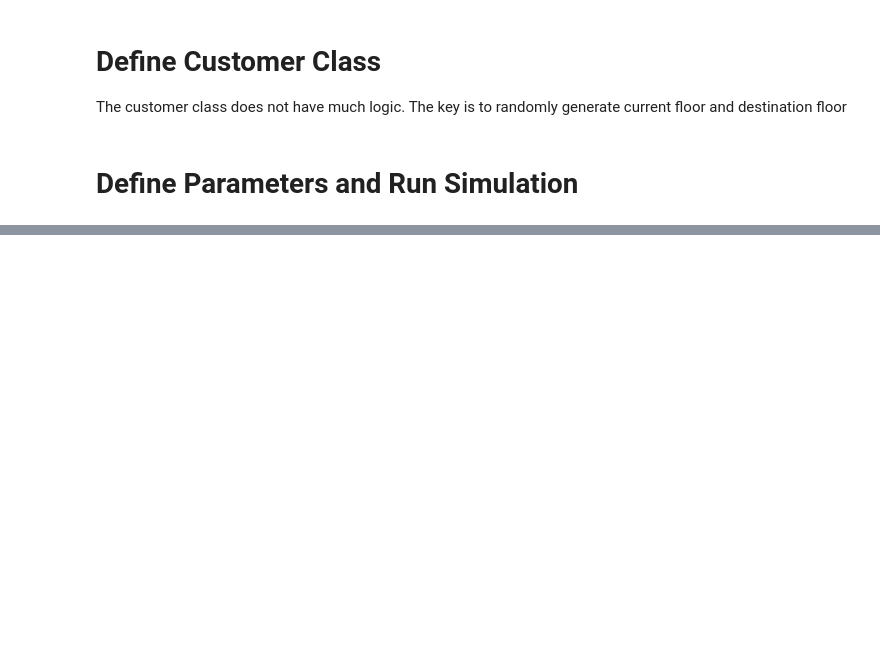
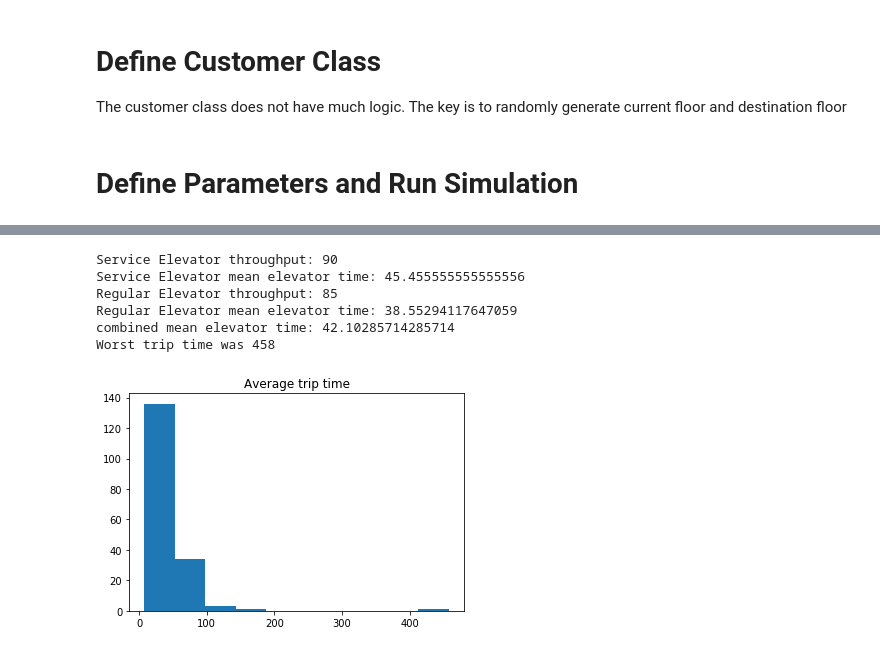
Before and after one commit to jschless/elevatorsim, a Jupyter notebook: ElevatorSim.ipynb, the cells around one changed output, grey strips where cells are left out. Drawn from its saved outputs; the diff is of its cells as text; code cells hidden in the pictures; blank space fills up the shorter version.

```diff
--- a/ElevatorSim.ipynb
+++ b/ElevatorSim.ipynb
@@ -169,17 +152,32 @@ class Elevator(object):
 The customer class does not have much logic. The key is to randomly generate current floor and destination floor
 # %%
 class Customer(object):
-    def __init__(self, start_time, cust_number):
+    def __init__(self, start_time, cust_number, n_floors=23, percent_lobby=.5):
         self.number = cust_number
         rand = np.random.random()
-        randint = np.random.randint(3,23)
+        randint = np.random.randint(3, n_floors+1)
         # half the time, someone gets on at the lobby, other half someone gets on a random floor
-        self.curr, self.dest = (0, np.random.randint(3,23)) if rand <= .5 else (np.random.randint(3,23), 0)
+        self.curr, self.dest = (0, np.random.randint(3,23)) if rand <= percent_lobby else (np.random.randint(3,23), 0)
         self.start_time = start_time
         self.on_elevator = None # which elevator customer entered
 
     def __str__(self):
-        return f'customer number {self.number} called elevator from {self.curr} to go to {self.dest}'
+        return f'customer number: {self.number}, location: {self.curr}, destination: {self.dest}'
+# %%
+def plot_hotel(e1, e2, n_floors):
+    text_output = ''
+    customers_waiting = list(set(e1.to_pick_up) | set(e2.to_pick_up))
+    for i in range(n_floors, -1, -1):
+        text_output += f'\nfloor {i}: '
+        if e1.loc == i:
+            text_output += str(e1) + ' '
+        if e2.loc == i:
+            text_output += str(e2) + ' '
+
+        for c in customers_waiting:
+            if c.curr == i:
+                text_output += 'X'
+    return text_output + '\n'
 # %% [markdown]
 # Define Parameters and Run Simulation
 # %%
@@ -277,0 +259,17 @@ e1.to_pick_up
+# %%
+def press_one(temp, e1, e2):
+    if np.random.randint(2):
+        e1.new_customer(temp)
+    else:
+        e2.new_customer(temp)
+
+press_one_sim = simulation(button_press_func=press_one, debug=False)
+display_results(*press_one_sim)
+# %% [output]
+Service Elevator throughput: 90
+Service Elevator mean elevator time: 45.455555555555556
+Regular Elevator throughput: 85
+Regular Elevator mean elevator time: 38.55294117647059
+combined mean elevator time: 42.10285714285714
+Worst trip time was 458
+[figure, added]
```
Also changed, not shown: parts of 20 cells of this notebook.
